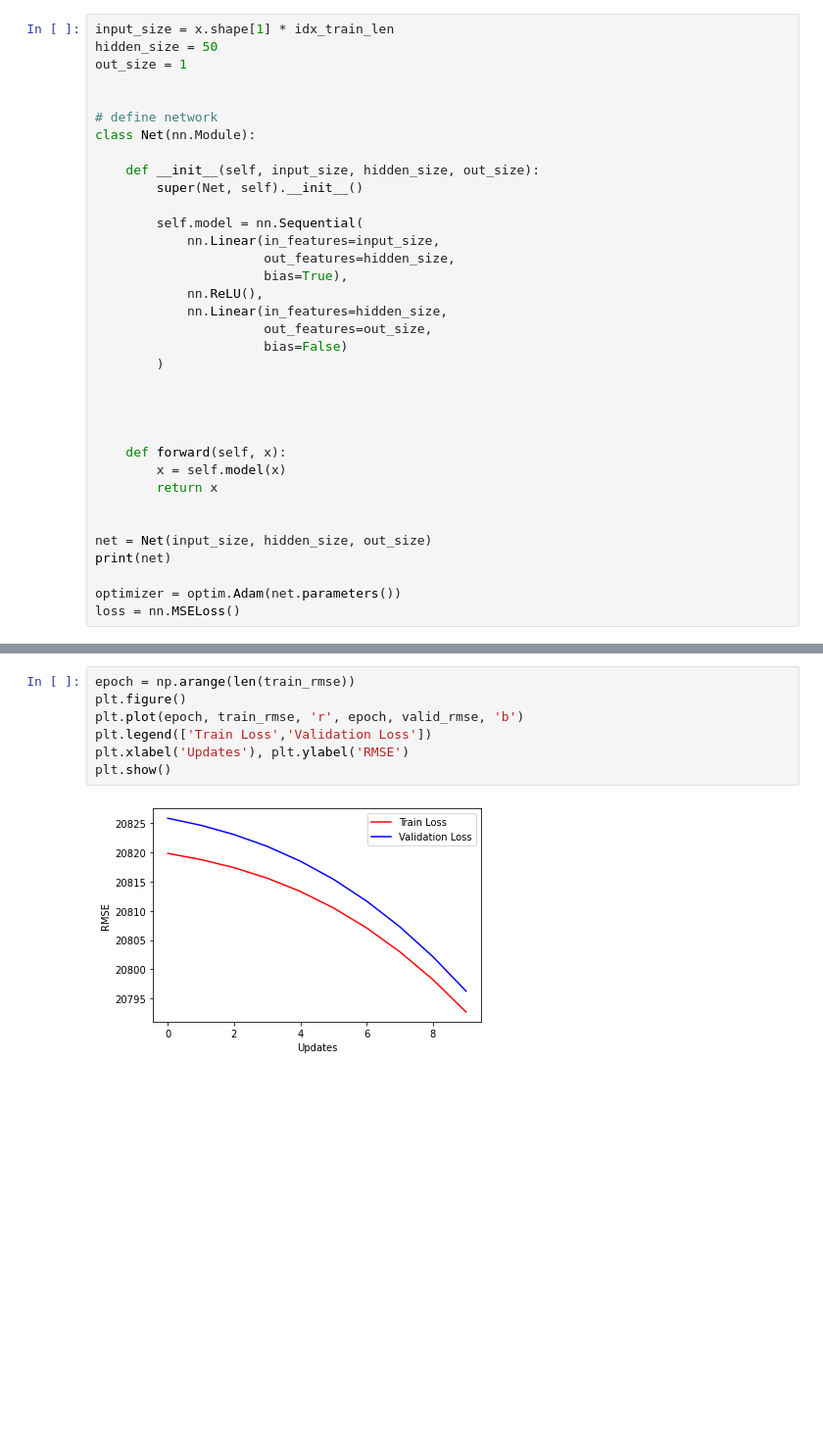
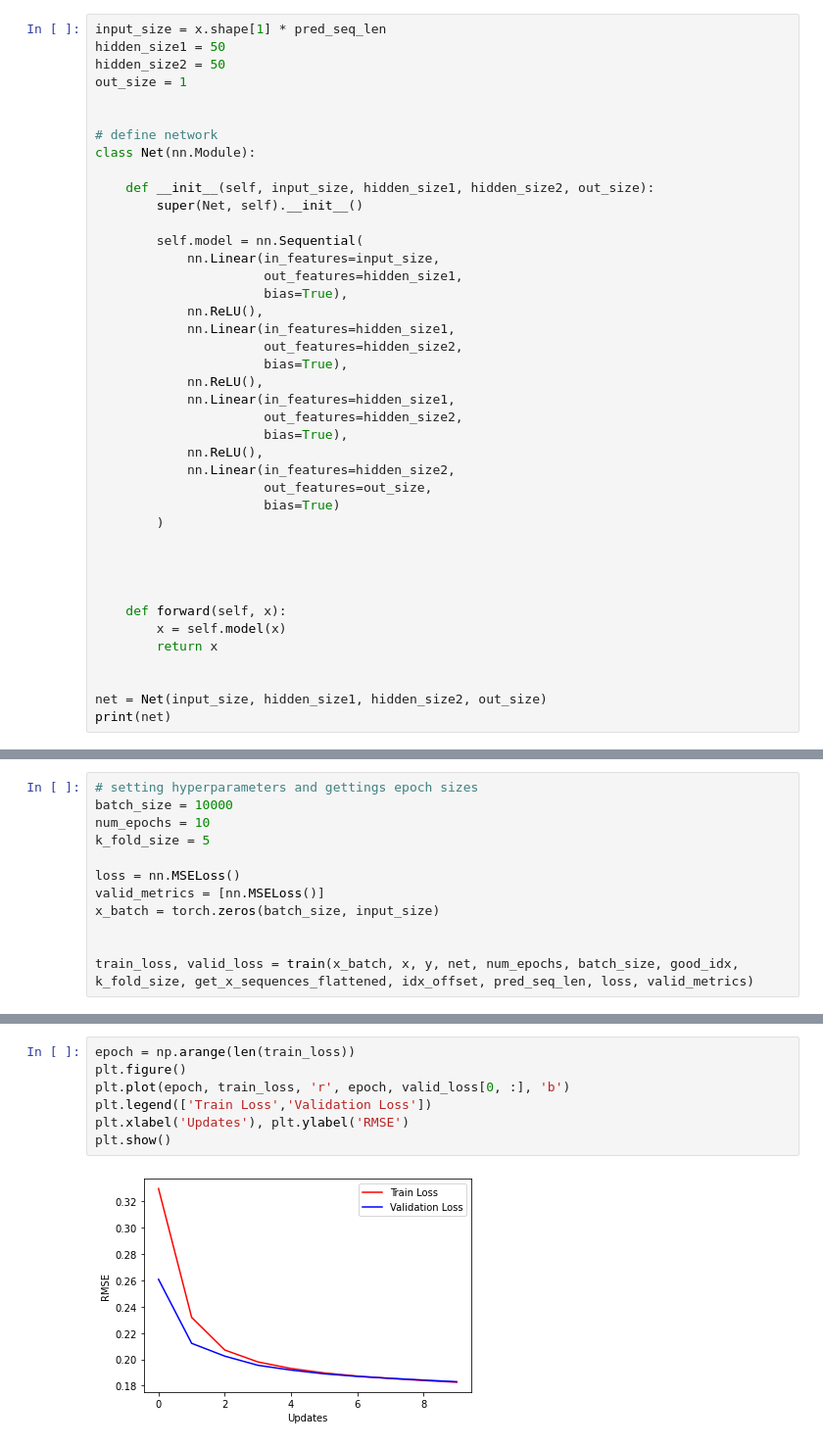
Before and after one commit to SimonKamuk/02456_deep_learning_wind_power, a Jupyter notebook: ffnn.ipynb, the cells around one changed output, grey strips where cells are left out. Shown at 98% size. Drawn from its saved outputs; the diff is of its cells as text; blank space fills up the shorter version.

```diff
--- a/ffnn.ipynb
+++ b/ffnn.ipynb
@@ -164,23 +45,32 @@ torch.Size([147205, 1])
 # %%
-input_size = x.shape[1] * idx_train_len
-hidden_size = 50
+input_size = x.shape[1] * pred_seq_len
+hidden_size1 = 50
+hidden_size2 = 50
 out_size = 1
 
 
 # define network
 class Net(nn.Module):
 
-    def __init__(self, input_size, hidden_size, out_size):
+    def __init__(self, input_size, hidden_size1, hidden_size2, out_size):
         super(Net, self).__init__()
 
         self.model = nn.Sequential(
             nn.Linear(in_features=input_size,
-                      out_features=hidden_size,
+                      out_features=hidden_size1,
                       bias=True),
             nn.ReLU(),
-            nn.Linear(in_features=hidden_size,
+            nn.Linear(in_features=hidden_size1,
+                      out_features=hidden_size2,
+                      bias=True),
+            nn.ReLU(),
+            nn.Linear(in_features=hidden_size1,
+                      out_features=hidden_size2,
+                      bias=True),
+            nn.ReLU(),
+            nn.Linear(in_features=hidden_size2,
                       out_features=out_size,
-                      bias=False)
+                      bias=True)
         )
 
 
@@ -191,11 +81,8 @@ class Net(nn.Module):
         return x
 
 
-net = Net(input_size, hidden_size, out_size)
+net = Net(input_size, hidden_size1, hidden_size2, out_size)
 print(net)
-
-optimizer = optim.Adam(net.parameters())
-loss = nn.MSELoss()
 # %% [output]
 Net(
   (model): Sequential(
@@ -307,0 +98,12 @@ Epoch  9 : Train RMSE 20657.203993 , Valid RMSE 20870.842436
+# %%
+# setting hyperparameters and gettings epoch sizes
+batch_size = 10000
+num_epochs = 10
+k_fold_size = 5
+
+loss = nn.MSELoss()
+valid_metrics = [nn.MSELoss()]
+x_batch = torch.zeros(batch_size, input_size)
+
+
+train_loss, valid_loss = train(x_batch, x, y, net, num_epochs, batch_size, good_idx, k_fold_size, get_x_sequences_flattened, idx_offset, pred_seq_len, loss, valid_metrics)
@@ -308,9 +121,9 @@ Epoch  9 : Train RMSE 20657.203993 , Valid RMSE 20870.842436
 # %%
-epoch = np.arange(len(train_rmse))
+epoch = np.arange(len(train_loss))
 plt.figure()
-plt.plot(epoch, train_rmse, 'r', epoch, valid_rmse, 'b')
+plt.plot(epoch, train_loss, 'r', epoch, valid_loss[0, :], 'b')
 plt.legend(['Train Loss','Validation Loss'])
 plt.xlabel('Updates'), plt.ylabel('RMSE')
 plt.show()
 # %% [output]
-[figure, old version]
+[figure, new version]
```
Also changed, not shown: parts of 14 cells of this notebook, 5 other files.
